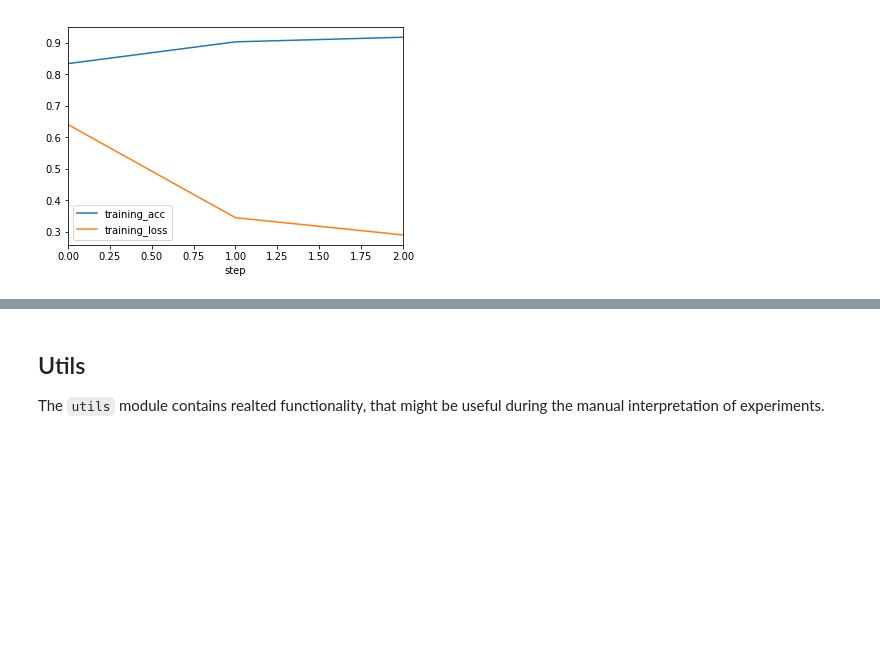
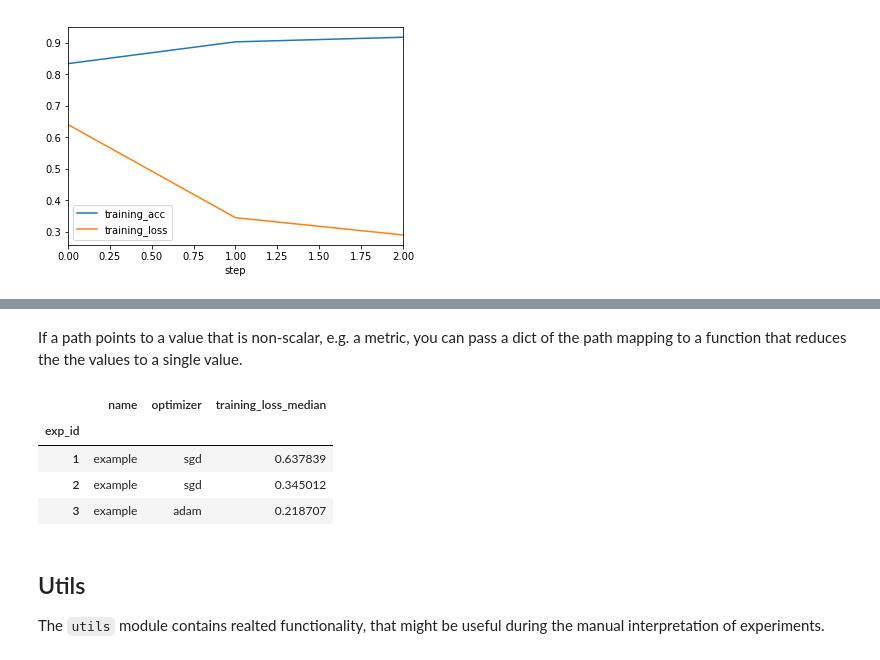
Before and after one commit to JarnoRFB/incense, a Jupyter notebook: demo.ipynb, the cells around one changed output, grey strips where cells are left out. Cells and saved outputs as stored; diff of their text form; code cells hidden in the pictures; blank space fills up the shorter version.

```diff
--- a/demo.ipynb
+++ b/demo.ipynb
@@ -211,3 +224,13 @@ plt.legend()
+# %% [markdown]
+If a path points to a value that is non-scalar, e.g. a metric, you can pass a dict of the path mapping to a function that reduces the the values to a single value.
+# %%
+exps.project(on=["experiment.name", "config.optimizer", {"metrics.training_loss": np.median}])
+# %% [output]
+|  | name | optimizer | training_loss_median |
+| exp_id |  |  |  |
+| 1 | example | sgd | 0.637839 |
+| 2 | example | sgd | 0.345012 |
+| 3 | example | adam | 0.218707 |
 # %% [markdown]
 ## Utils
 The `utils` module contains realted functionality, that might be useful during the manual interpretation of experiments.
```
Also changed, not shown: parts of 10 cells of this notebook, 13 other files.
